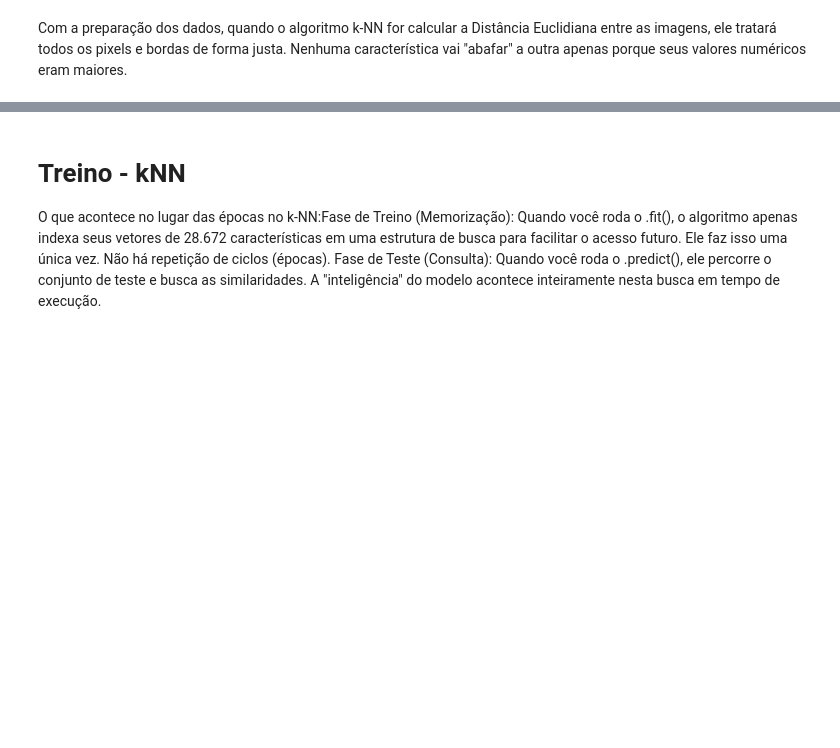
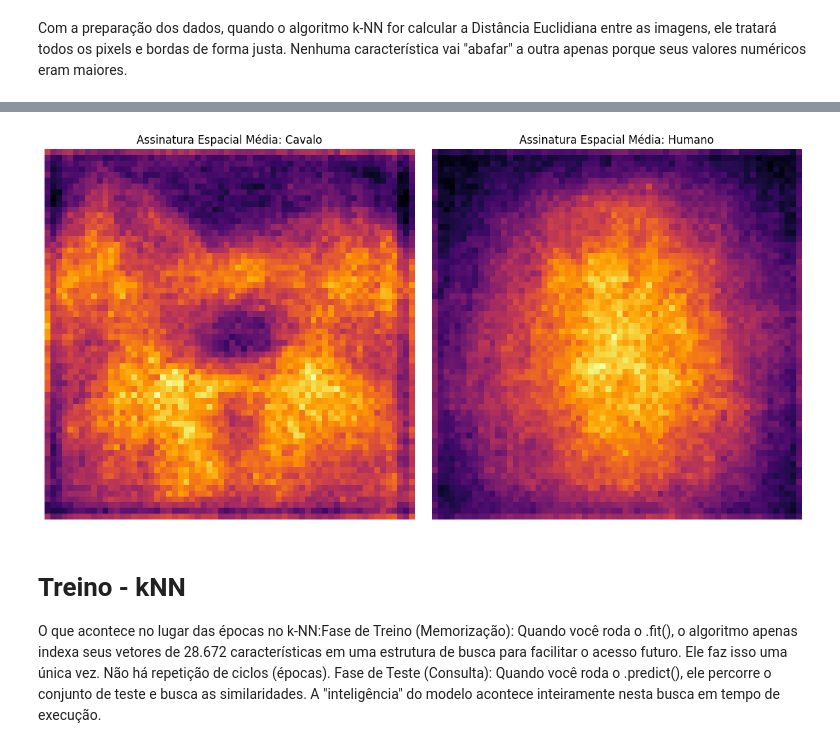
Before and after one commit to vitoriaferreirap/DeepLearning, a Jupyter notebook: MachineLearning/SistemasInteligentes/SistemasInteligentes_ClassificadorCavalos.ipynb, the cells around one changed output, grey strips where cells are left out. Cells and saved outputs as stored; diff of their text form; code cells hidden in the pictures; blank space fills up the shorter version.

```diff
--- a/MachineLearning/SistemasInteligentes/SistemasInteligentes_ClassificadorCavalos.ipynb
+++ b/MachineLearning/SistemasInteligentes/SistemasInteligentes_ClassificadorCavalos.ipynb
@@ -688,3 +686,23 @@ Com a preparação dos dados, quando o algoritmo k-NN for calcular a Distância
+# %%
+# Calcula a média de todas as amostras por classe
+assinatura_media_cavalo = np.mean(resultadoVetores_caracteristica4_cavalos_np, axis=0).reshape(64, 64)
+assinatura_media_humano = np.mean(resultadoVetores_caracteristica4_nao_cavalos_np, axis=0).reshape(64, 64)
+
+# Visualização comparativa lado a lado
+fig, ax = plt.subplots(1, 2, figsize=(12, 6))
+
+ax[0].imshow(assinatura_media_cavalo, cmap='inferno')
+ax[0].set_title("Assinatura Espacial Média: Cavalo")
+ax[0].axis('off')
+
+ax[1].imshow(assinatura_media_humano, cmap='inferno')
+ax[1].set_title("Assinatura Espacial Média: Humano")
+ax[1].axis('off')
+
+plt.tight_layout()
+plt.show()
+# %% [output]
+[figure, added]
 # %% [markdown]
 # Treino - kNN
 
```
Also changed, not shown: parts of 11 cells of this notebook.
